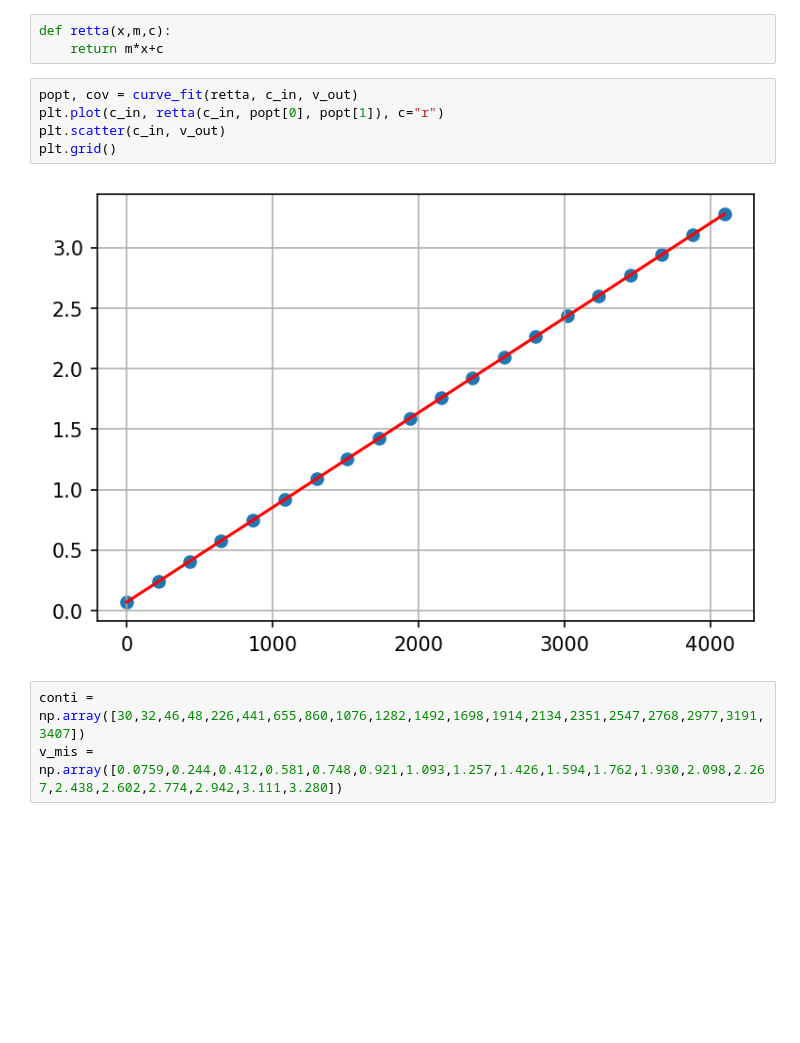
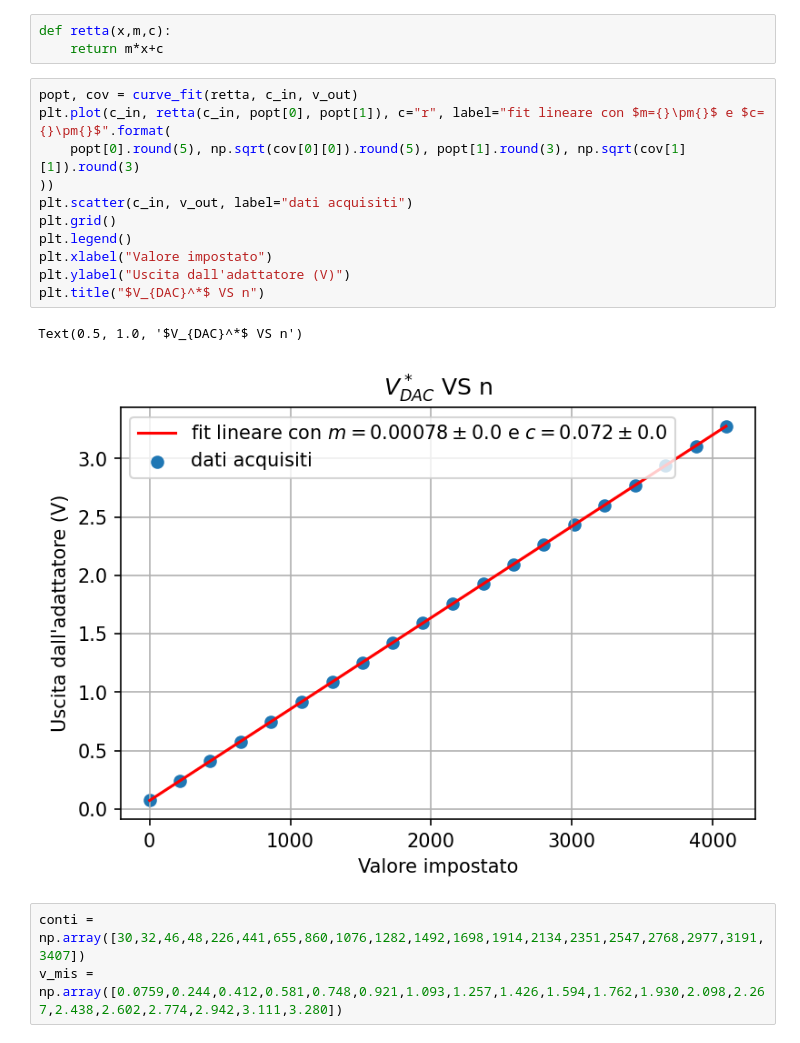
Before and after one commit to 1892051/LabSS, a Jupyter notebook: LabSS/esperienza_8/book.ipynb, the cells around one changed output. Cells and saved outputs as stored; diff of their text form; blank space fills up the shorter version.

```diff
--- a/LabSS/esperienza_8/book.ipynb
+++ b/LabSS/esperienza_8/book.ipynb
@@ -13,11 +13,18 @@ def retta(x,m,c):
     return m*x+c
 # %%
 popt, cov = curve_fit(retta, c_in, v_out)
-plt.plot(c_in, retta(c_in, popt[0], popt[1]), c="r")
-plt.scatter(c_in, v_out)
+plt.plot(c_in, retta(c_in, popt[0], popt[1]), c="r", label="fit lineare con $m={}\pm{}$ e $c={}\pm{}$".format(
+    popt[0].round(5), np.sqrt(cov[0][0]).round(5), popt[1].round(3), np.sqrt(cov[1][1]).round(3)
+))
+plt.scatter(c_in, v_out, label="dati acquisiti")
 plt.grid()
+plt.legend()
+plt.xlabel("Valore impostato")
+plt.ylabel("Uscita dall'adattatore (V)")
+plt.title("$V_{DAC}^*$ VS n")
 # %% [output]
+Text(0.5, 1.0, '$V_{DAC}^*$ VS n')
-[figure, old version]
+[figure, new version]
 # %%
 conti = np.array([30,32,46,48,226,441,655,860,1076,1282,1492,1698,1914,2134,2351,2547,2768,2977,3191,3407])
 v_mis = np.array([0.0759,0.244,0.412,0.581,0.748,0.921,1.093,1.257,1.426,1.594,1.762,1.930,2.098,2.267,2.438,2.602,2.774,2.942,3.111,3.280])
```
Also changed, not shown: parts of 9 cells of this notebook.
